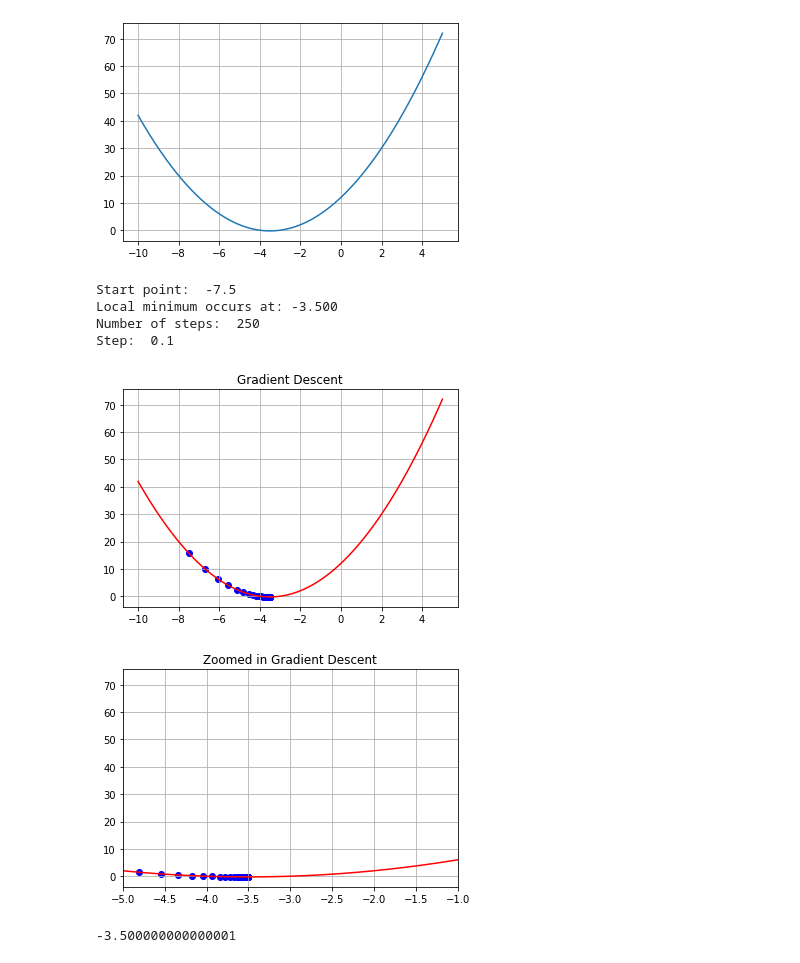
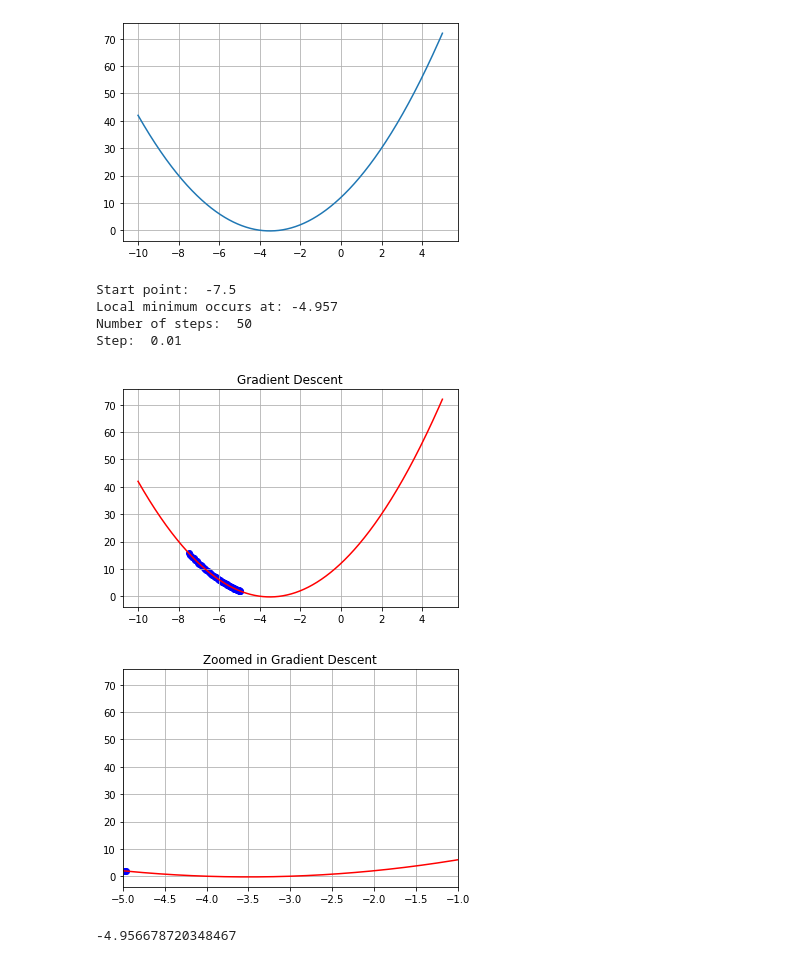
Before and after one commit to yonehai/ML-labs, a Jupyter notebook: lab4_ML.ipynb, the cells around one changed output. Drawn from its saved outputs; the diff is of its cells as text; code cells hidden in the pictures.

```diff
--- a/lab4_ML.ipynb
+++ b/lab4_ML.ipynb
@@ -49,15 +49,15 @@ def gradient_iterations(x_start, iterations, step): # крок = швидкіс
     return x_start
 # %%
 start_point =  -7.5 #@param {type:"number"}
-num_of_iterations = 250 #@param {type:"slider", min:0, max:500, step:10}
-step = 0.1 #@param {type:"number"}
+num_of_iterations = 50 #@param {type:"slider", min:0, max:500, step:10}
+step = 0.01 #@param {type:"number"}
 
 gradient_iterations(start_point, num_of_iterations, step)
 # %% [output]
 Start point:  -7.5
-Local minimum occurs at: -3.500
-Number of steps:  250
-Step:  0.1
+Local minimum occurs at: -4.957
+Number of steps:  50
+Step:  0.01
-[figure, old version]
+[figure, new version]
-[figure, old version]
+[figure, new version]
--3.500000000000001
+-4.956678720348467
```
